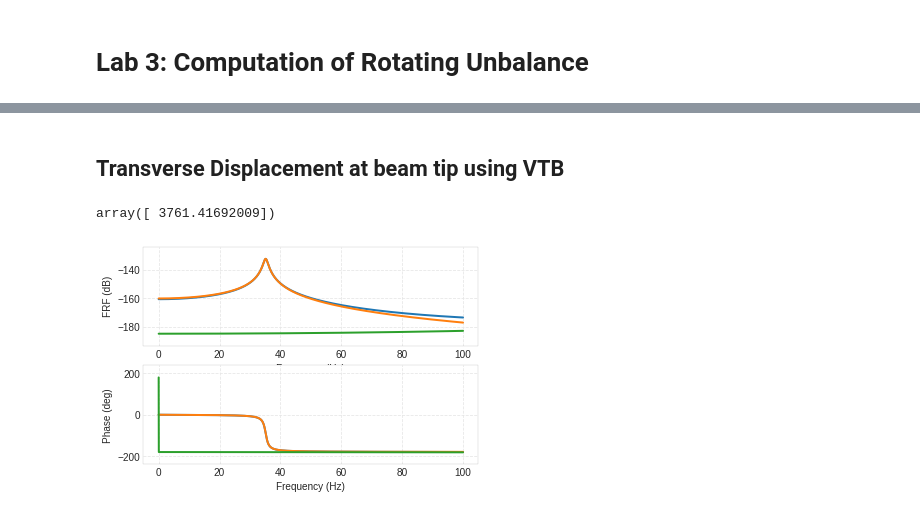
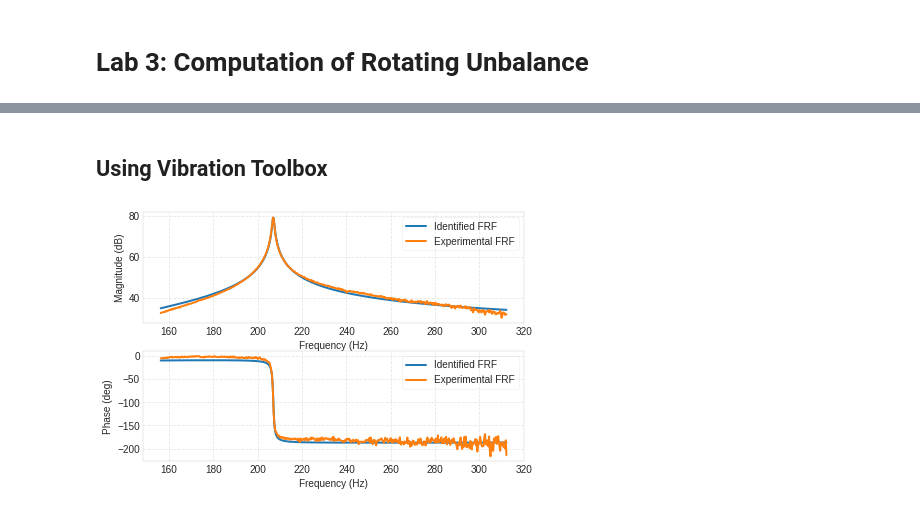
Before and after one commit to josephcslater/MechanicalVibrationLab, a Jupyter notebook: source/labnotes/Lab3.ipynb, the cells around one changed output, grey strips where cells are left out. Cells and saved outputs as stored; diff of their text form; code cells hidden in the pictures.

```diff
--- a/source/labnotes/Lab3.ipynb
+++ b/source/labnotes/Lab3.ipynb
@@ -411,3 +15,0 @@ z
-# %%
-nf=nf*2*math.pi
-nf
@@ -515,8 +15,0 @@ array([  2.20645070e-05], dtype=float32)
-# %%
-%matplotlib inline
-mat_contents=sio.loadmat('Case3-3-Fn-10.mat')
-c = mat_contents['Freq_domain']
-d = mat_contents['Hf_chan_2']
-H= (20)*(np.log10(np.abs(d)))
-H_of_frminusten=H[np.where(c==frminusten)]
-H_of_frminusten
@@ -525,11 +15,0 @@ array([ 122.27580516])
-# %%
-%matplotlib inline
-mat_contents=sio.loadmat('Case3-4-Fn-20.mat')
-c = mat_contents['Freq_domain']
-d = mat_contents['PSD_chan_2']
-plt.plot(c,d)
-plt.grid('on')
-plt.xlabel('$Freq,Hz$')
-plt.ylabel('$PSD,W$')
-plt.title('$PSD$ versus $Freq$')
-plt.show()
@@ -567,11 +15,0 @@ array([ 1.06112647], dtype=float32)
-# %%
-%matplotlib inline
-mat_contents=sio.loadmat('Case3-6-Fn+20.mat')
-c = mat_contents['Freq_domain']
-d = mat_contents['PSD_chan_2']
-plt.plot(c,d)
-plt.grid('on')
-plt.xlabel('$Freq,Hz$')
-plt.ylabel('$PSD,W$')
-plt.title('$PSD$ versus $Freq$')
-plt.show()
@@ -630,16 +16,13 @@ array([ 3761.41692009])
-# %% [markdown]
-## Transverse Displacement at beam tip using VTB
-# %%
-vtb.euler_beam_frf(xin=l/2, xout=l, fmin=0.0, fmax=100.0, zeta=0.02,
-                   bctype=2, npoints=1600,
-                   beamparams=np.array([E, I,
-r, A, l]))
-
-admittanceEnd = np.abs(H[1600])
-excitationforce=100
-displacementEnd = admittanceEnd*excitationforce
-displacementEnd
-#admittanceEnd
-# %% [output]
-array([ 3761.41692009])
-[figure, removed]
+# %% [markdown]
+Using Vibration Toolbox
+--------------------------------
+# %%
+%matplotlib inline
+mat_contents=sio.loadmat('Case3-1.mat')
+Freq_domain = mat_contents['Freq_domain']
+Hf_chan_2 = mat_contents['Hf_chan_2']
+Fmin=500;
+Fmax=1000;
+[z,nf,a]=vtb.sdof_cf(Freq_domain,Hf_chan_2,Fmin,Fmax)
+# %% [output]
+[figure, added]
```
Also changed, not shown: parts of 54 cells of this notebook, 2 other files.
